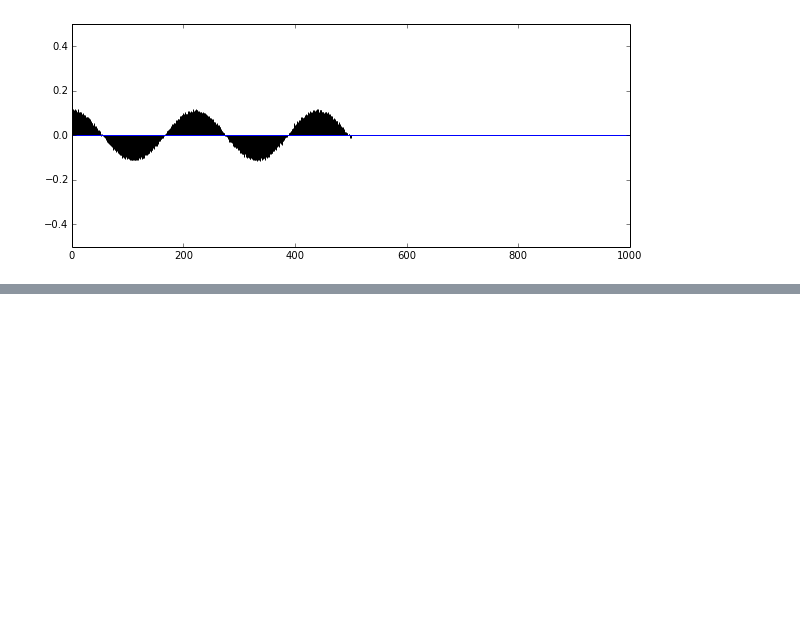
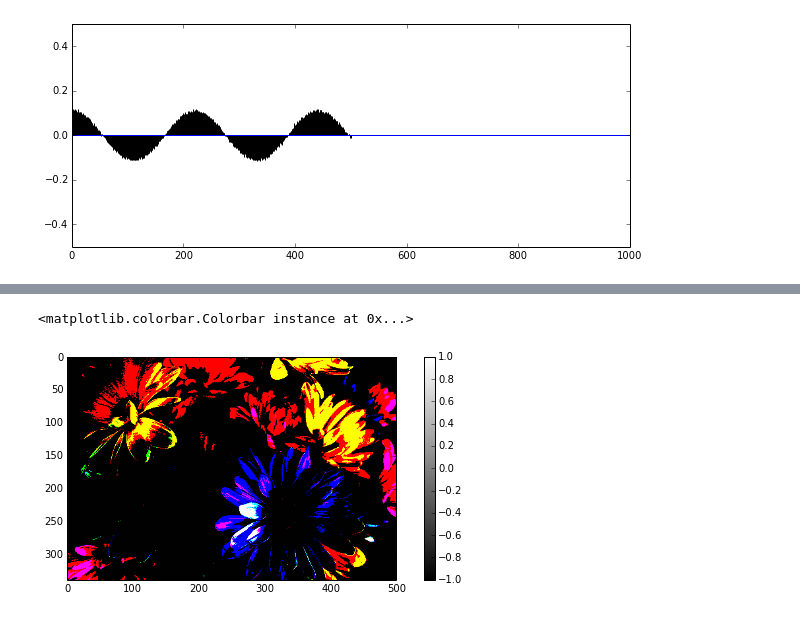
Before and after one commit to emptyr1/MediaSignalProcessing, a Jupyter notebook: HW4.ipynb, the cells around one changed output, grey strips where cells are left out. Drawn from its saved outputs; the diff is of its cells as text; code cells hidden in the pictures; blank space fills up the shorter version.

Commit message:
image correlation

```diff
--- a/HW4.ipynb
+++ b/HW4.ipynb
@@ -44,0 +46,7 @@ ylim(-0.5, 0.5)
+# %%
+img = where(img > 0.6, -1, 1)
+imshow(img, cmap='gray')
+colorbar()
+# %% [output]
+<matplotlib.colorbar.Colorbar instance at 0x...>
+[figure, added]
```
Also changed, not shown: parts of 4 cells of this notebook, 1 other file.
